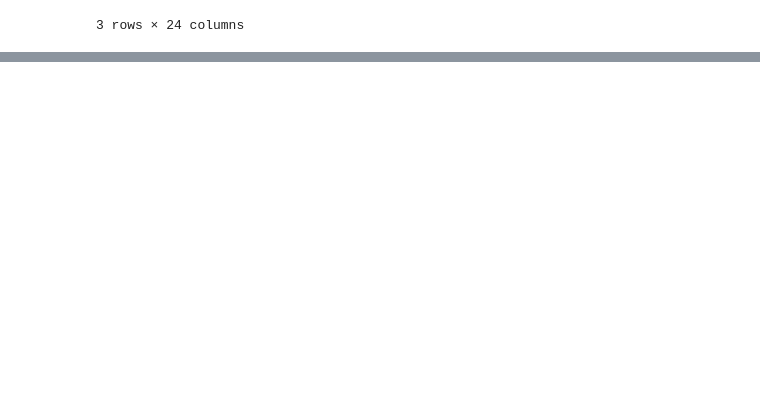
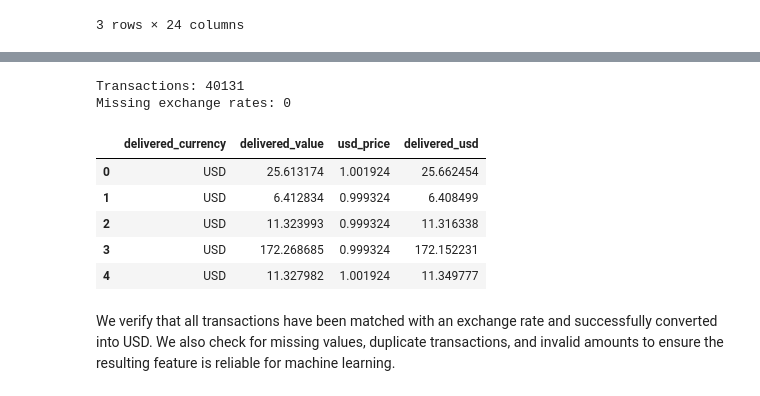
Before and after one commit to ahreumlee-dev/decode-detect-hackathon, a Jupyter notebook: notebooks/01_data_cleaning.ipynb, the cells around one changed output, grey strips where cells are left out. Drawn from its saved outputs; the diff is of its cells as text; code cells hidden in the pictures; blank space fills up the shorter version.

```diff
--- a/notebooks/01_data_cleaning.ipynb
+++ b/notebooks/01_data_cleaning.ipynb
@@ -282,0 +629,74 @@ is_suspicious                             int64
+# %%
+import json
+import pandas as pd
+
+# Identify each asset using currency and issuer
+def get_asset(raw_amount):
+    amount = json.loads(raw_amount)
+
+    if isinstance(amount, dict):
+        return f"{amount['issuer']}:{amount['currency']}"
+
+    return "XRP"
+
+
+usd_features = train_features_encoded.copy()
+
+usd_features["asset"] = usd_features[
+    "DELIVERED_AMOUNT"
+].apply(get_asset)
+
+# Prepare exchange rates
+rates_usd = rates.copy()
+rates_usd["usd_price"] = (
+    rates_usd["PRICE_MICRO_USD"] / 1_000_000
+)
+
+# Ensure both timestamp columns use the same numeric type
+rates_usd["TIMESTAMP"] = pd.to_numeric(
+    rates_usd["TIMESTAMP"]
+).astype("float64")
+
+usd_features["TIMESTAMP"] = pd.to_numeric(
+    usd_features["TIMESTAMP"]
+).astype("float64")
+
+# Match each transaction to the latest known rate
+usd_features = pd.merge_asof(
+    usd_features.sort_values("TIMESTAMP"),
+    rates_usd[["TIMESTAMP", "ASSET", "usd_price"]]
+        .sort_values("TIMESTAMP"),
+    left_on="TIMESTAMP",
+    right_on="TIMESTAMP",
+    left_by="asset",
+    right_by="ASSET",
+    direction="backward"
+)
+
+# Convert to USD
+usd_features["delivered_usd"] = (
+    usd_features["delivered_value"] *
+    usd_features["usd_price"]
+)
+
+print("Transactions:", len(usd_features))
+print("Missing exchange rates:",
+      usd_features["usd_price"].isna().sum())
+
+display(
+    usd_features[
+        ["delivered_currency", "delivered_value",
+         "usd_price", "delivered_usd"]
+    ].head()
+)
+# %% [output]
+Transactions: 40131
+Missing exchange rates: 0
+|  | delivered_currency | delivered_value | usd_price | delivered_usd |
+| 0 | USD | 25.613174 | 1.001924 | 25.662454 |
+| 1 | USD | 6.412834 | 0.999324 | 6.408499 |
+| 2 | USD | 11.323993 | 0.999324 | 11.316338 |
+| 3 | USD | 172.268685 | 0.999324 | 172.152231 |
+| 4 | USD | 11.327982 | 1.001924 | 11.349777 |
+# %% [markdown]
+We verify that all transactions have been matched with an exchange rate and successfully converted into USD. We also check for missing values, duplicate transactions, and invalid amounts to ensure the resulting feature is reliable for machine learning.
```
Also changed, not shown: parts of 18 cells of this notebook.
